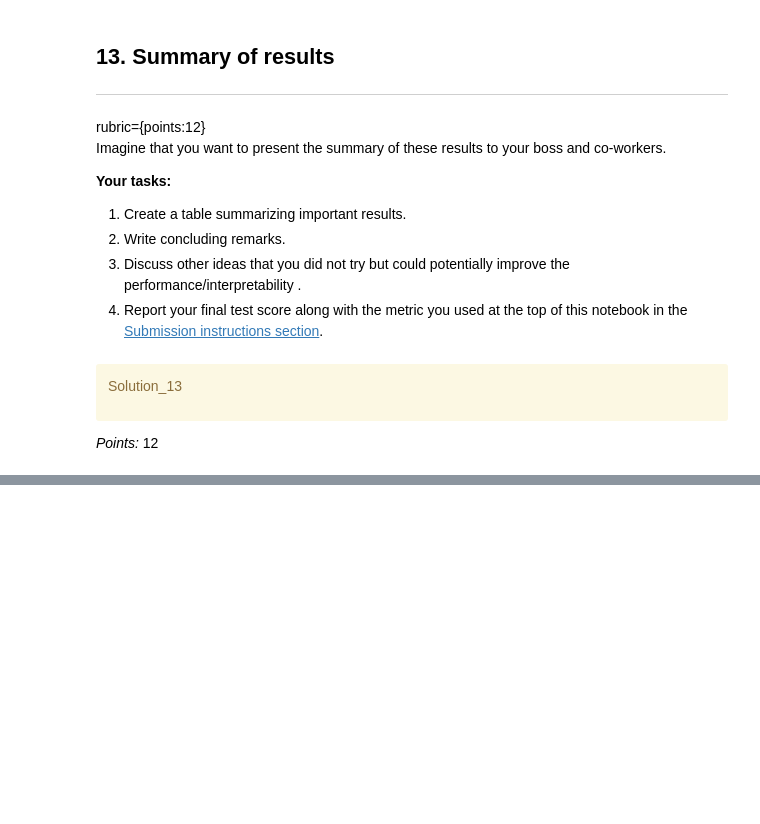
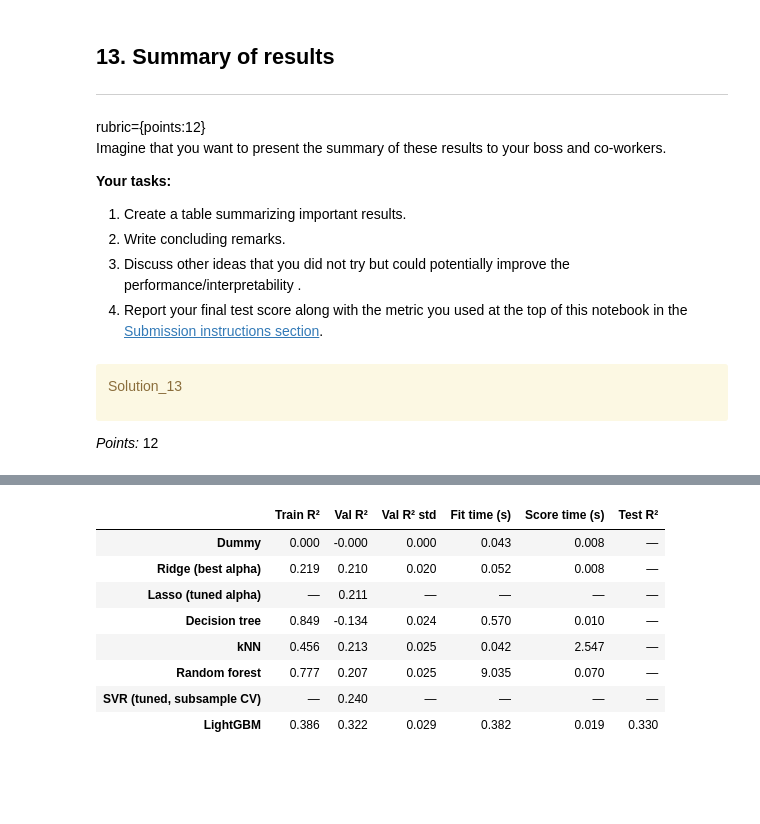
Before and after one commit to ZhaoJohnny/CPSC330-, a Jupyter notebook: assignment5/hw5.ipynb, the cells around one changed output, grey strips where cells are left out. Cells and saved outputs as stored; diff of their text form; code cells hidden in the pictures; blank space fills up the shorter version.

Commit message:
everything else

```diff
--- a/assignment5/hw5.ipynb
+++ b/assignment5/hw5.ipynb
@@ -1189,3 +1256,35 @@ _Type your answer here, replacing this text._
+# %%
+# Summary table: validation results for every model (5-fold CV on the training set)
+summary = comparison_table(cv_results).round(3)
+summary.columns = ["Train R²", "Val R²", "Val R² std", "Fit time (s)", "Score time (s)"]
+summary["Test R²"] = np.nan   # numeric column; only the final model gets a value
+
+# Add Lasso (tuned alpha) from Q10; grid_search is the Lasso search in Q10.
+summary.loc["Lasso (tuned alpha)"] = [np.nan, round(grid_search.best_score_, 3),
+                                      np.nan, np.nan, np.nan, np.nan]
+
+# Add SVR (tuned): score is 3-fold CV on a 5,000-row subsample, so not directly comparable
+summary.loc["SVR (tuned, subsample CV)"] = [np.nan, round(random_search.best_score_, 3),
+                                            np.nan, np.nan, np.nan, np.nan]
+
+# Final model: only LightGBM was evaluated on the test set
+summary.loc["LightGBM", "Test R²"] = round(test_r2, 3)
+
+summary = summary.loc[["Dummy", "Ridge (best alpha)", "Lasso (tuned alpha)", "Decision tree",
+                       "kNN", "Random forest", "SVR (tuned, subsample CV)", "LightGBM"]]
+
+# Display missing values as "—"
+summary.style.format(precision=3, na_rep="—")
+# %% [output]
+|  | Train R² | Val R² | Val R² std | Fit time (s) | Score time (s) | Test R² |
+| Dummy | 0.000 | -0.000 | 0.000 | 0.043 | 0.008 | — |
+| Ridge (best alpha) | 0.219 | 0.210 | 0.020 | 0.052 | 0.008 | — |
+| Lasso (tuned alpha) | — | 0.211 | — | — | — | — |
+| Decision tree | 0.849 | -0.134 | 0.024 | 0.570 | 0.010 | — |
+| kNN | 0.456 | 0.213 | 0.025 | 0.042 | 2.547 | — |
+| Random forest | 0.777 | 0.207 | 0.025 | 9.035 | 0.070 | — |
+| SVR (tuned, subsample CV) | — | 0.240 | — | — | — | — |
+| LightGBM | 0.386 | 0.322 | 0.029 | 0.382 | 0.019 | 0.330 |
 # %% [markdown]
 <!-- END QUESTION -->
 
```
Also changed, not shown: parts of 37 cells of this notebook, 1 other file.
